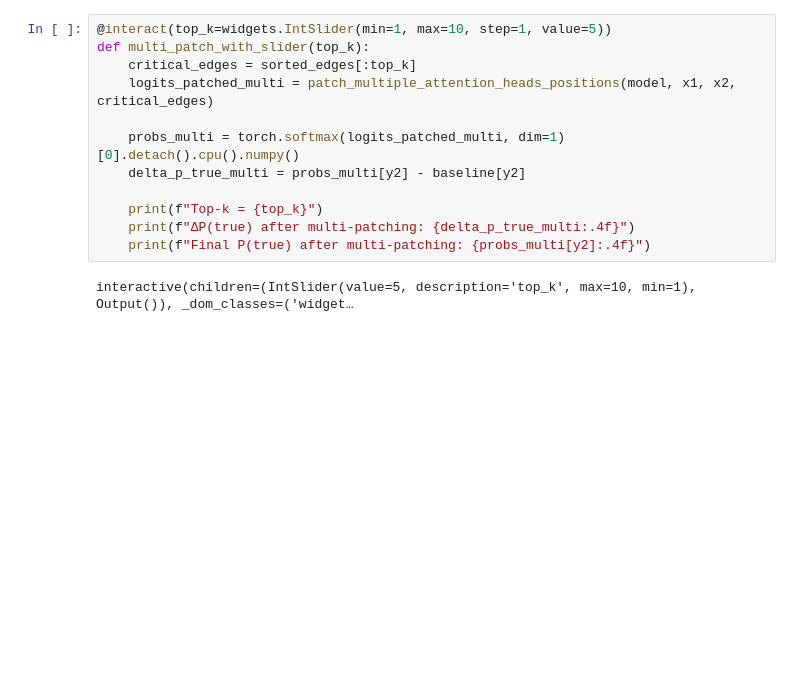
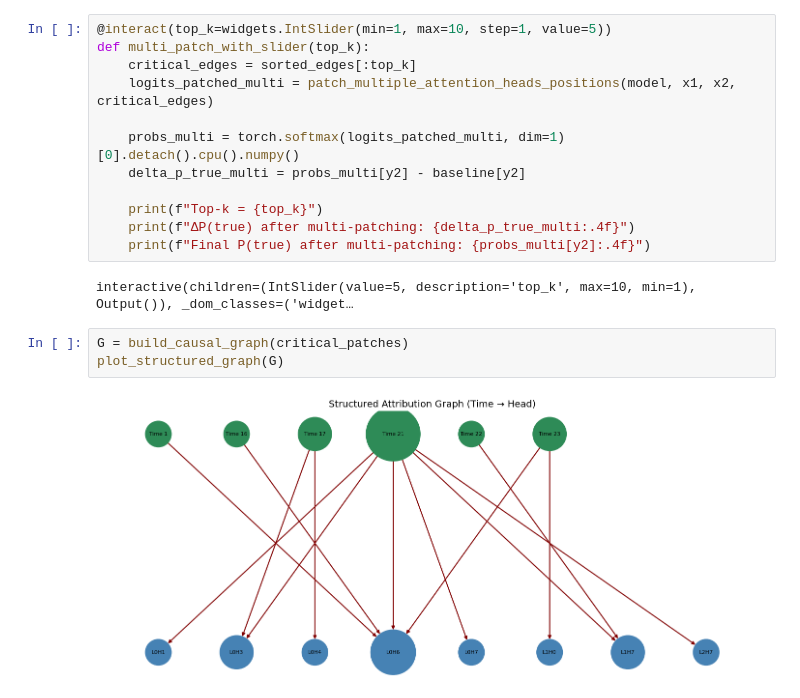
Before and after one commit to mathiisk/TSTpatching, a Jupyter notebook: TSTpatching.ipynb, the cells around one changed output. Cells and saved outputs as stored; diff of their text form; blank space fills up the shorter version.

Commit message:
attributional graphs

```diff
--- a/TSTpatching.ipynb
+++ b/TSTpatching.ipynb
@@ -429,3 +431,8 @@ def multi_patch_with_slider(top_k):
     print(f"Final P(true) after multi-patching: {probs_multi[y2]:.4f}")
 # %% [output]
 interactive(children=(IntSlider(value=5, description='top_k', max=10, min=1), Output()), _dom_classes=('widget…
+# %%
+G = build_causal_graph(critical_patches)
+plot_structured_graph(G)
+# %% [output]
+[figure, added]
```
Also changed, not shown: parts of 10 cells of this notebook, 1 other file.
